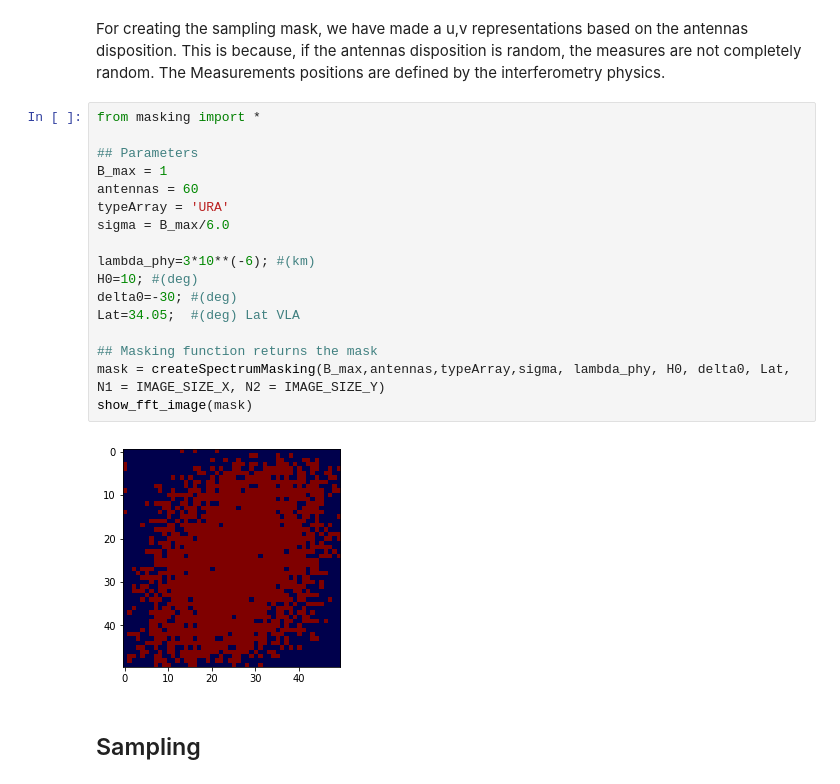
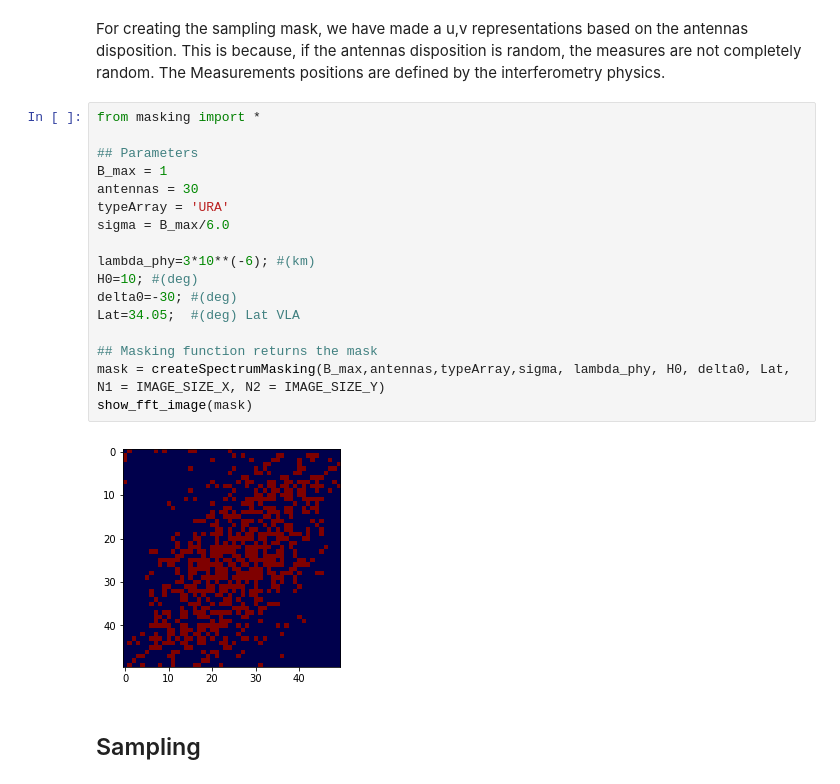
Before and after one commit to lerkoah/BayesianInterferometryIDS, a Jupyter notebook: src/testing_spectral_estimatio_model.ipynb, the cells around one changed output. Cells and saved outputs as stored; diff of their text form.

```diff
--- a/src/testing_spectral_estimatio_model.ipynb
+++ b/src/testing_spectral_estimatio_model.ipynb
@@ -106,22 +106,22 @@ For creating the sampling mask, we have made a u,v representations based on the
 # %%
 from masking import *
 
 ## Parameters
 B_max = 1
-antennas = 60
+antennas = 30
 typeArray = 'URA'
 sigma = B_max/6.0
 
 lambda_phy=3*10**(-6); #(km)
 H0=10; #(deg)
 delta0=-30; #(deg)
 Lat=34.05;  #(deg) Lat VLA
 
 ## Masking function returns the mask
 mask = createSpectrumMasking(B_max,antennas,typeArray,sigma, lambda_phy, H0, delta0, Lat, N1 = IMAGE_SIZE_X, N2 = IMAGE_SIZE_Y)
 show_fft_image(mask)
 # %% [output]
-[figure, old version]
+[figure, new version]
 # %% [markdown]
 ## Sampling
 # %% [markdown]
```
Also changed, not shown: parts of 11 cells of this notebook, 1 other file.
